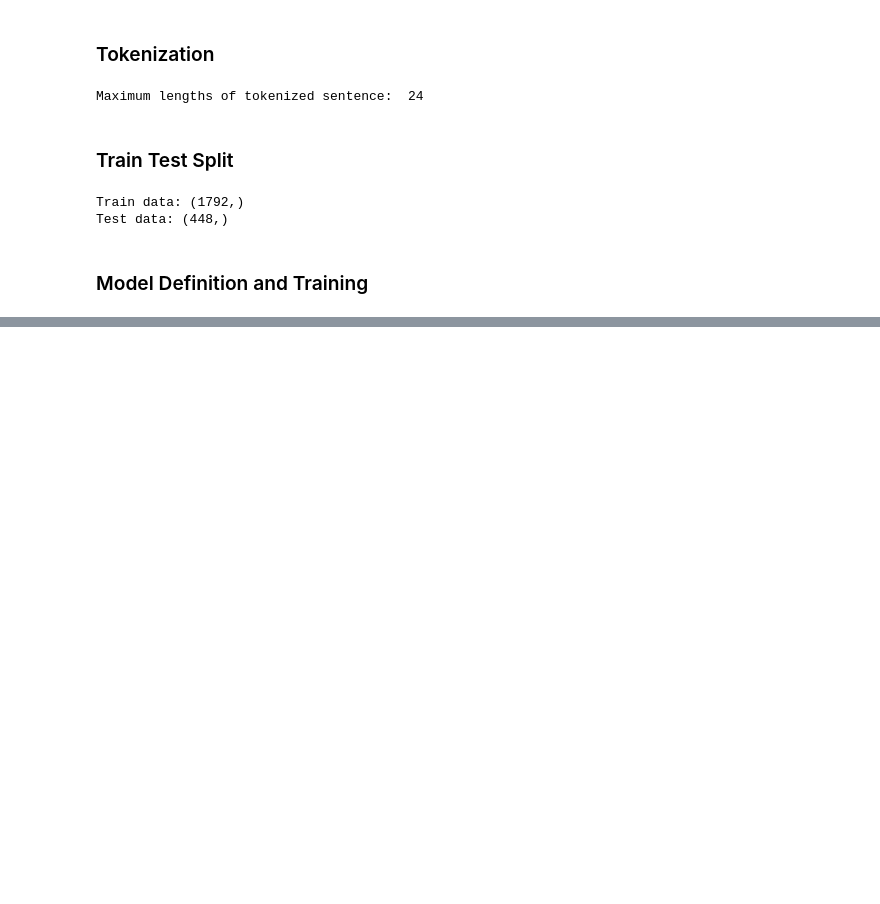
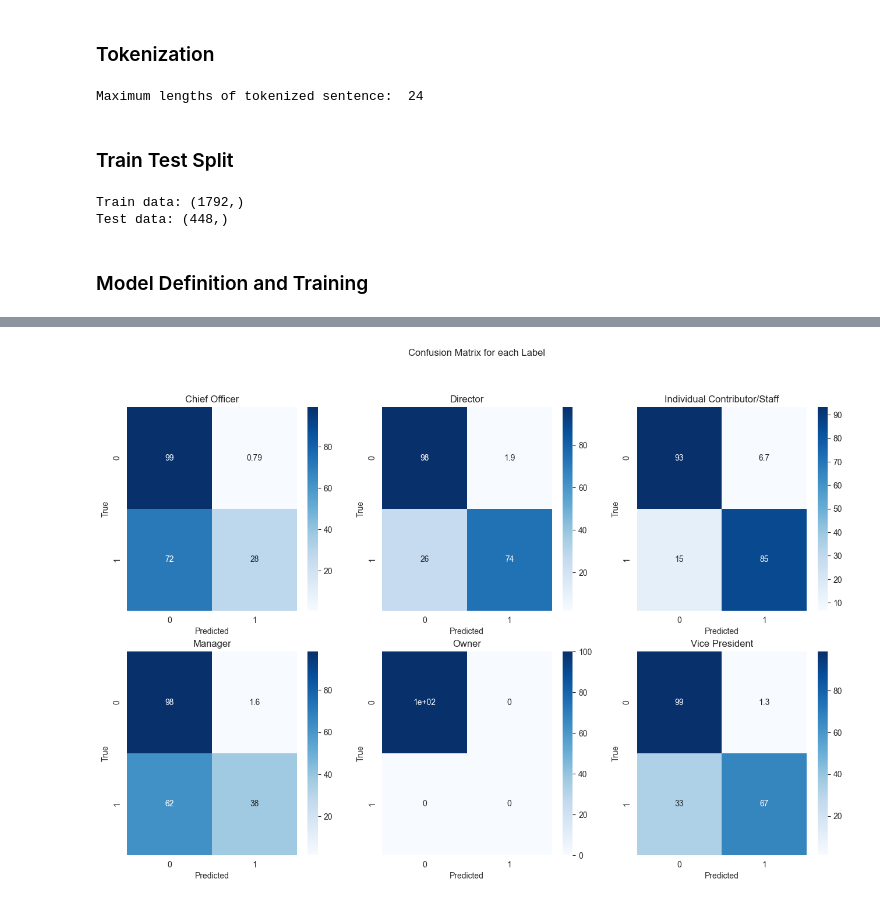
Before and after one commit to anyaachan/JobTitleClassification, a Jupyter notebook: model.ipynb, the cells around one changed output, grey strips where cells are left out. Drawn from its saved outputs; the diff is of its cells as text; code cells hidden in the pictures; blank space fills up the shorter version.

Commit message:
add correct confusion matrix

```diff
--- a/model.ipynb
+++ b/model.ipynb
@@ -124,5 +138,8 @@ mlb = MultiLabelBinarizer()
 one_hot_encoded_labels = mlb.fit_transform(job_level_data["Label"])
 one_hot_df = pd.DataFrame(one_hot_encoded_labels, columns=mlb.classes_)
 job_level_data["Label"] = one_hot_df.values.tolist()
+
+classes_labels = mlb.classes_
+print(classes_labels)
 job_level_data
 # %% [output]
@@ -375,0 +401,19 @@ plt.show()
+# %%
+cm = multilabel_confusion_matrix(np.array(all_targets), np.array(all_predictions))
+
+f, axes = plt.subplots(2, 3, figsize=(16, 10))
+f.suptitle("Confusion Matrix for each Label")
+
+for i, matrix in enumerate(cm):
+    with np.errstate(invalid='ignore'):
+        normalized_matrix = matrix.astype('float') / matrix.sum(axis=1)[:, np.newaxis] * 100
+        normalized_matrix[np.isnan(normalized_matrix)] = 0
+    ax = axes[i//3, i % 3]
+    sns.heatmap(normalized_matrix, annot=True, cmap='Blues', ax = ax)
+    ax.set_xlabel('Predicted')
+    ax.set_ylabel('True')
+    ax.set_title(classes_labels[i])
+
+plt.show()
+# %% [output]
+[figure, added]
```
Also changed, not shown: parts of 12 cells of this notebook, 1 other file.
